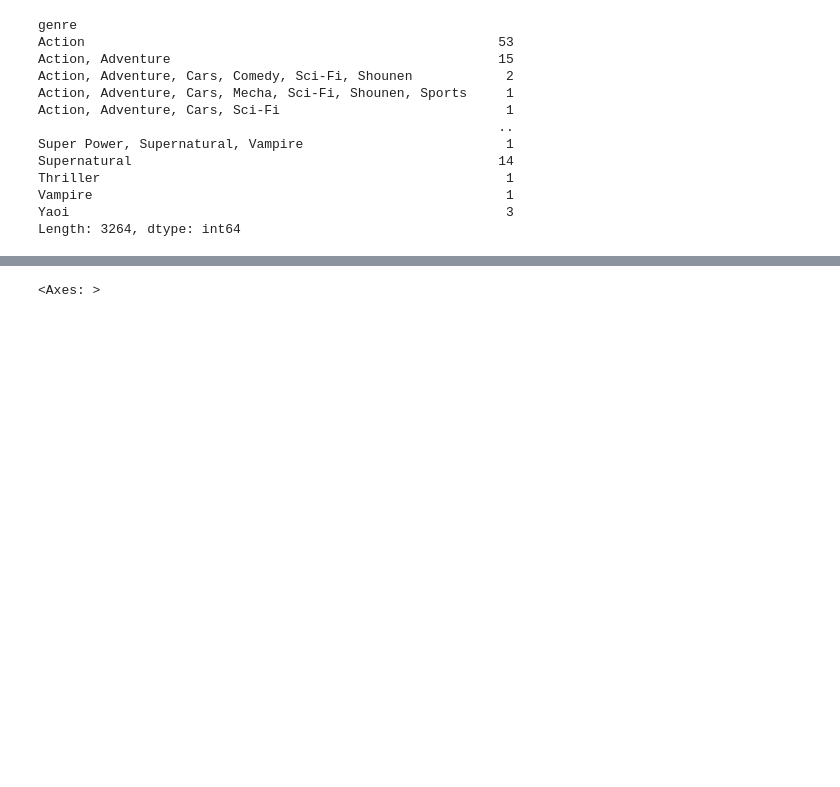
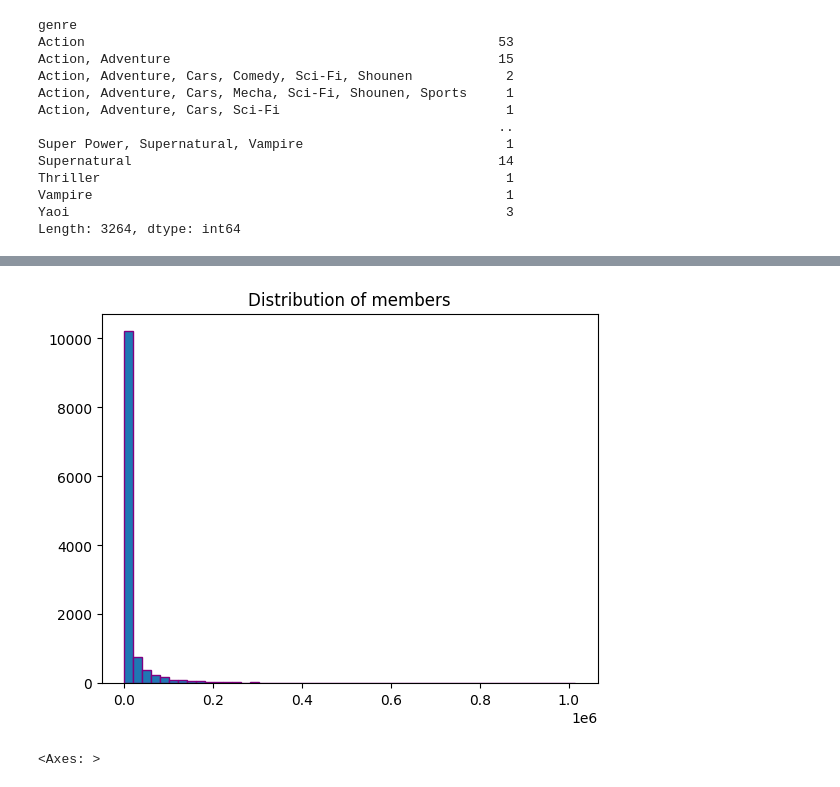
Before and after one commit to kaoutherbensaddek/anime-data-mining, a Jupyter notebook: notebooks/01_eda.ipynb, the cells around one changed output, grey strips where cells are left out. Drawn from its saved outputs; the diff is of its cells as text; code cells hidden in the pictures; blank space fills up the shorter version.

```diff
--- a/notebooks/01_eda.ipynb
+++ b/notebooks/01_eda.ipynb
@@ -155,3 +176,9 @@ Length: 3264, dtype: int64
+# %%
+plt.hist(anime_df['members'] , bins= 50 , edgecolor='purple')
+plt.title('Distribution of members')
+plt.show()
+# %% [output]
+[figure, added]
 # %%
 anime_df.plot()
 # %% [output]
```
Also changed, not shown: parts of 7 cells of this notebook, 1 other file.
